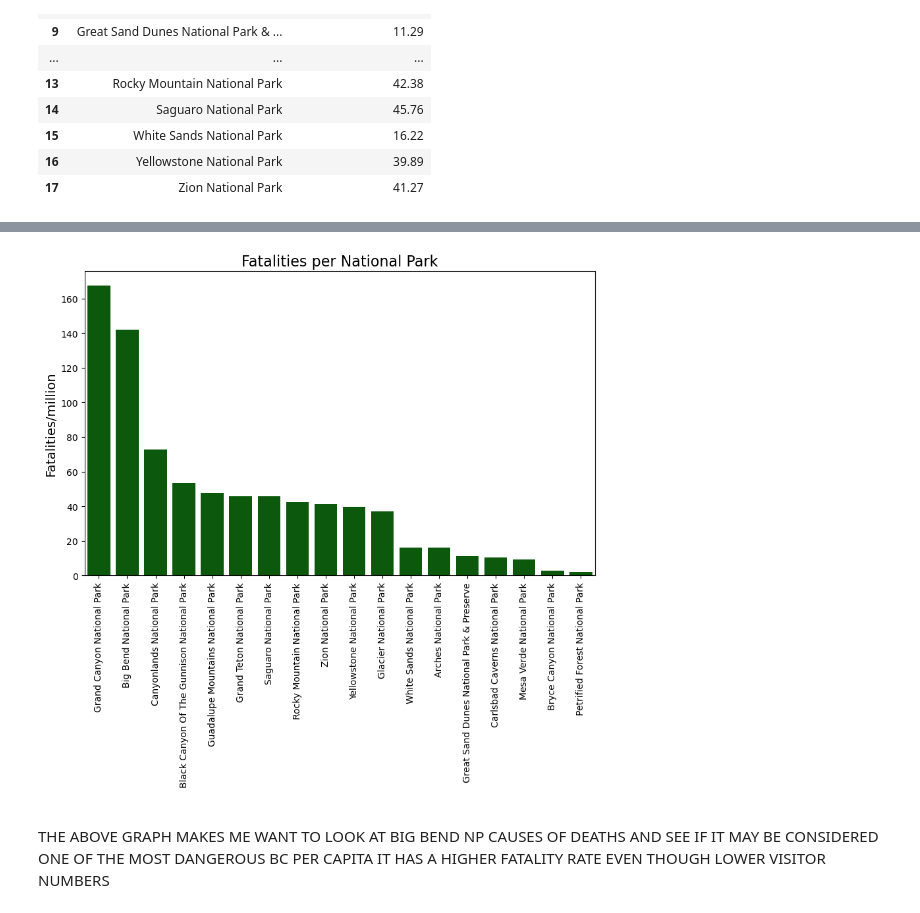
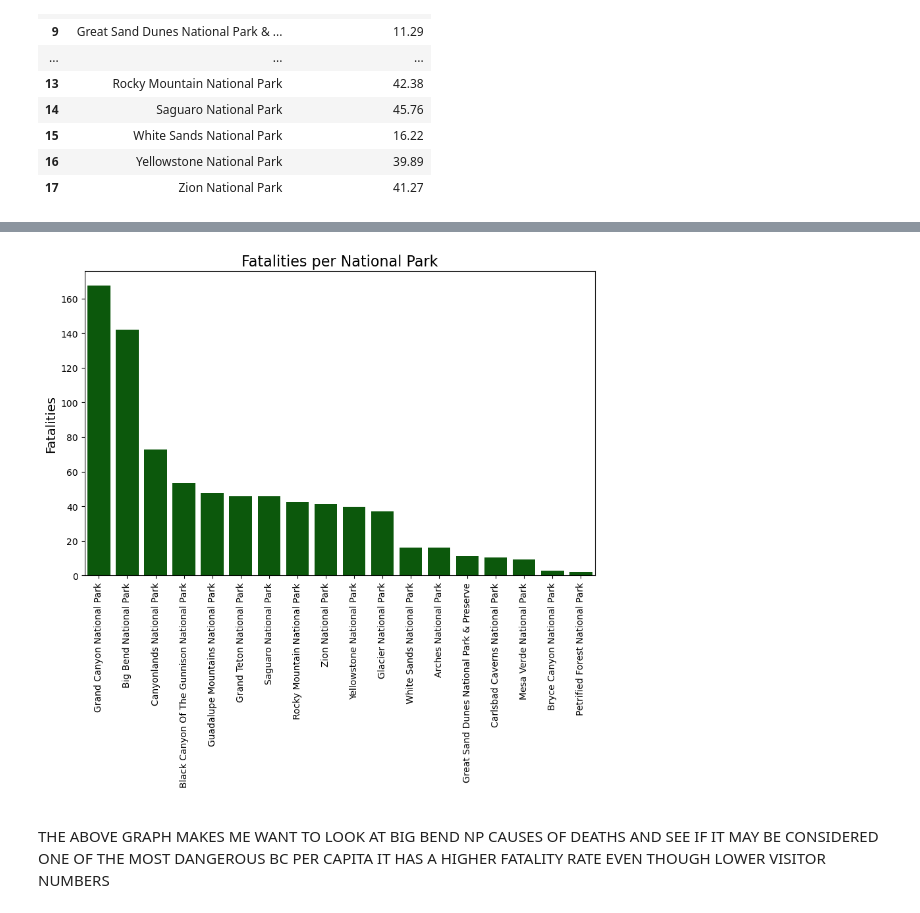
Before and after one commit to GGRAN24/Capstone_NParks, a Jupyter notebook: notebooks/Capstone(a).ipynb, the cells around one changed output, grey strips where cells are left out. Cells and saved outputs as stored; diff of their text form; code cells hidden in the pictures.

```diff
--- a/notebooks/Capstone(a).ipynb
+++ b/notebooks/Capstone(a).ipynb
@@ -1044,6 +1070,3 @@ new_group.head(18)
 | 15 | White Sands National Park | 16.22 |
 | 16 | Yellowstone National Park | 39.89 |
 | 17 | Zion National Park | 41.27 |
-# %%
-new_group2 = new_group.groupby(['Park Name'])['Fatalities_per_million'].sum().reset_index()
-new_group2
@@ -1072,17 +1077,17 @@ Bottom_5_for_fatalities=new_group2.sort_values('Fatalities_per_million', ascendi
 # %%
 plt.figure(figsize = (10,6))
 
 sns.barplot(data =new_group2.sort_values('Fatalities_per_million',ascending=False),
                x = 'Park Name',
                y = 'Fatalities_per_million', color='darkgreen',errorbar=None)
 
 plt.title('Fatalities per National Park', fontsize=16)
-plt.ylabel('Fatalities/million', fontsize=14)
+plt.ylabel('Fatalities', fontsize=14)
 plt.xlabel(' ')
 plt.xticks(rotation=90)
 plt.savefig('fatalities per million2',bbox_inches = 'tight', transparent=True);
 # %% [output]
-[figure, old version]
+[figure, new version]
 # %% [markdown]
 THE ABOVE GRAPH MAKES ME WANT TO LOOK AT BIG BEND NP CAUSES OF DEATHS AND SEE IF IT MAY BE CONSIDERED ONE OF THE MOST DANGEROUS
 BC PER CAPITA IT HAS A HIGHER FATALITY RATE EVEN THOUGH LOWER VISITOR NUMBERS
```
Also changed, not shown: parts of 91 cells of this notebook, 2 other files.
